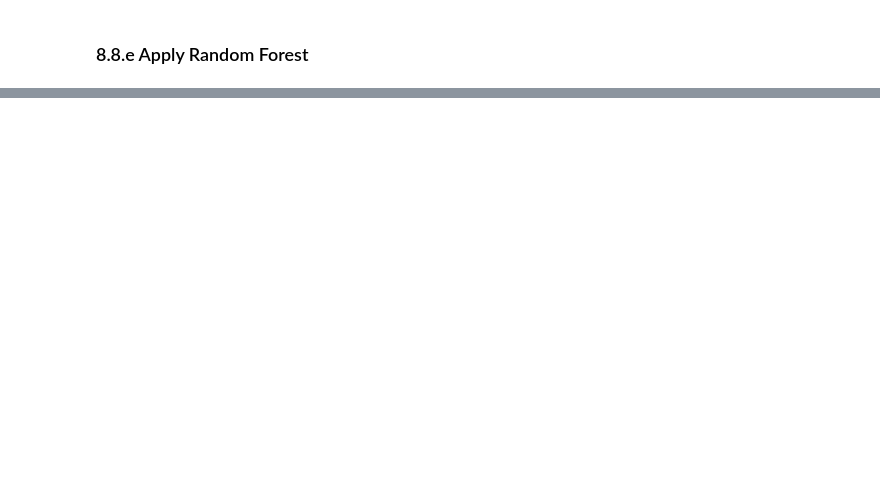
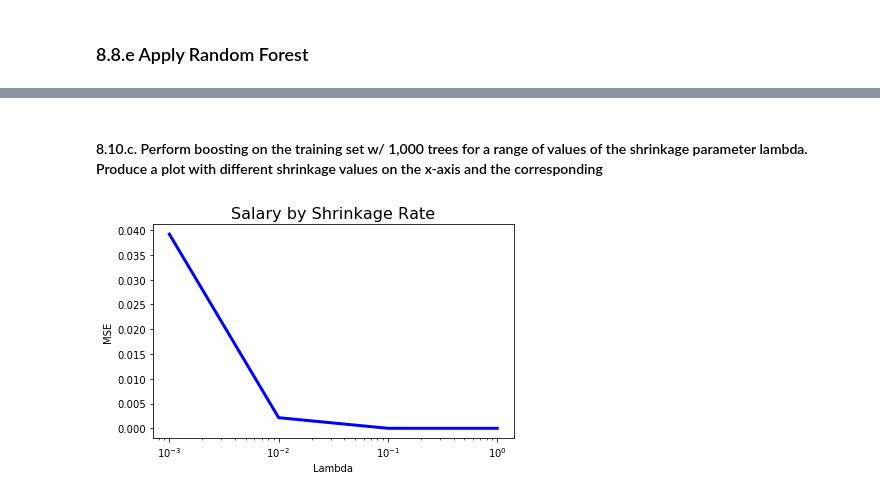
Before and after one commit to Morgan-Sell/islr-labs-exercises-python, a Jupyter notebook: exercises/08_tree_based_methods_exercises.ipynb, the cells around one changed output, grey strips where cells are left out. Cells and saved outputs as stored; diff of their text form; code cells hidden in the pictures; blank space fills up the shorter version.

```diff
--- a/exercises/08_tree_based_methods_exercises.ipynb
+++ b/exercises/08_tree_based_methods_exercises.ipynb
@@ -311,0 +410,14 @@ Overall, the trend of the MSE line slopes downward until it achieves an optimal
+# %%
+hitters.dropna(axis=0, inplace=True)
+hitters['salary_log10'] = np.log10(hitters['Salary'])
+hitters['league_is_american'] = hitters['League'].map({'A': 1, 'N': 0})
+hitters['new_league_is_american'] = hitters['NewLeague'].map({'A': 1, 'N': 0})
+hitters['division_is_east'] = hitters['Division'].map({'E': 1, 'W':0})
+
+hitters.drop(['Salary', 'League', 'NewLeague', 'Division'], axis=1, inplace=True)
+# %%
+X = hitters.drop('salary_log10', axis=1)
+y = hitters['salary_log10']
+
+X_train, X_test = X.iloc[:200, :], X.iloc[200:, :]
+y_train, y_test = y.iloc[:200], y.iloc[200:]
@@ -311,0 +440,29 @@ Overall, the trend of the MSE line slopes downward until it achieves an optimal
+# %% [markdown]
+#### 8.10.c. Perform boosting on the training set w/ 1,000 trees for a range of values of the shrinkage parameter lambda. Produce a plot with different shrinkage values on the x-axis and the corresponding
+# %%
+shrinkage_values = [.001, .025, .005, .01, .025, .05, .1, .25, .5]
+mses = []
+for i in shrinkage_values:
+    bst = GradientBoostingRegressor(learning_rate=i, n_estimators=1000, random_state=1)
+    bst.fit(X_train, y_train)
+    mses.append(mean_squared_error(y_train, bst.predict(X_train)))
+# %%
+lambda_rng = [0.001, 0.01, 0.1, 1]
+train_mse_arr = []
+
+for lam in lambda_rng:
+    g_boost = GradientBoostingRegressor(n_estimators=1000, learning_rate=lam, random_state=3)
+    g_boost.fit(X_train, y_train)
+    train_pred = g_boost.predict(X_train)
+    train_mse_arr.append(mean_squared_error(y_train, train_pred))
+# %%
+fig, ax = plt.subplots(figsize=(6,4))
+
+ax.plot(lambda_rng, train_mse_arr, c='b', linewidth=3)
+ax.set_xscale('log')
+ax.set_title('Salary by Shrinkage Rate', fontsize=16)
+ax.set_xlabel('Lambda')
+ax.set_ylabel('MSE')
+fig.tight_layout();
+# %% [output]
+[figure, added]
```
Also changed, not shown: parts of 31 cells of this notebook.
